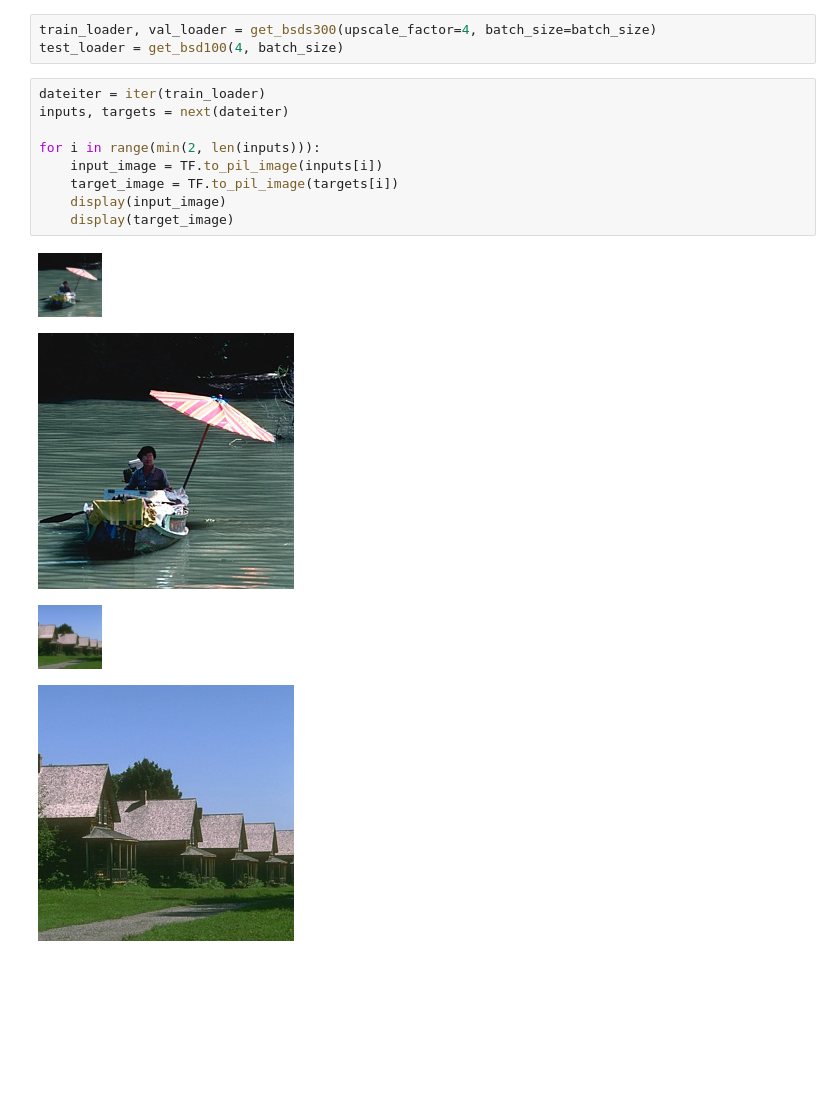
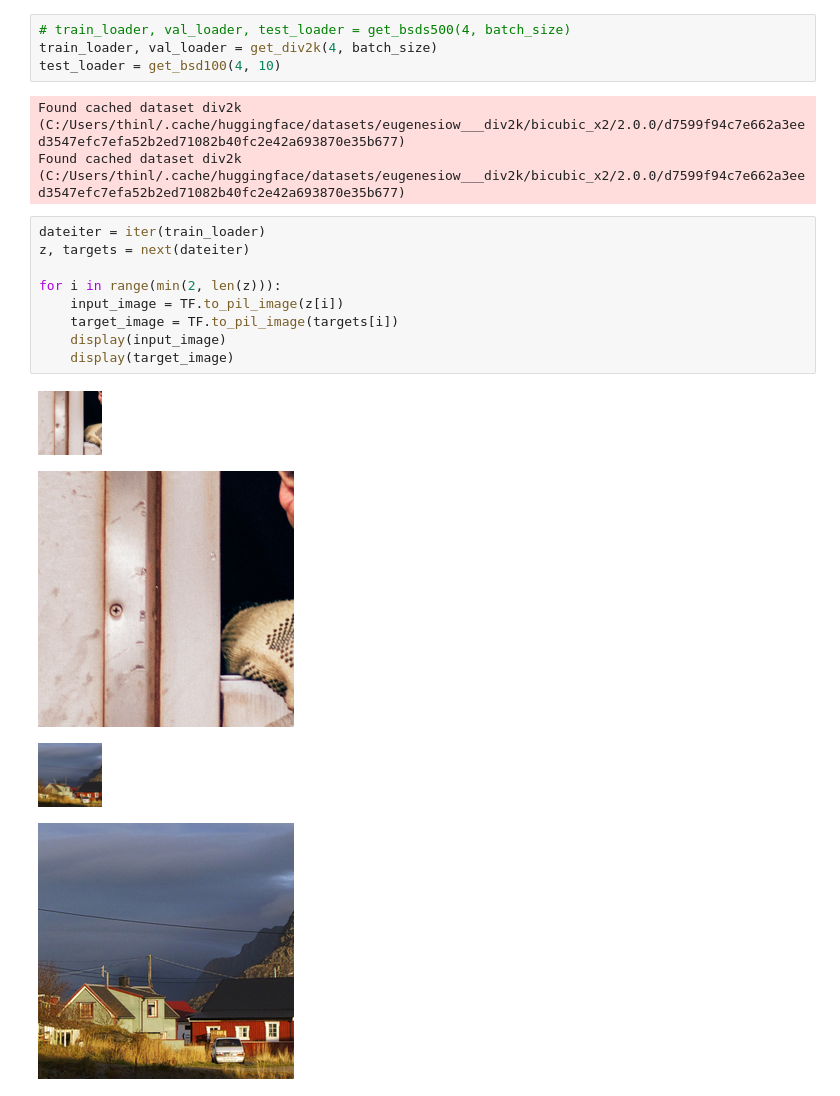
Before and after one commit to pekochan069/AI-Final2, a Jupyter notebook: srgan.ipynb, the cells around one changed output. Saved outputs shown, nothing was run; the diff lists cells and outputs as text; blank space fills up the shorter version.

```diff
--- a/srgan.ipynb
+++ b/srgan.ipynb
@@ -34,22 +36,26 @@ generator_name = "SRGAN_generator"
 discriminator_name = "SRGAN_discriminator"
 device = get_device()
 # %%
-train_loader, val_loader = get_bsds300(upscale_factor=4, batch_size=batch_size)
-test_loader = get_bsd100(4, batch_size)
+# train_loader, val_loader, test_loader = get_bsds500(4, batch_size)
+train_loader, val_loader = get_div2k(4, batch_size)
+test_loader = get_bsd100(4, 10)
+# %% [output]
+Found cached dataset div2k (C:/Users/thinl/.cache/huggingface/datasets/eugenesiow___div2k/bicubic_x2/2.0.0/d7599f94c7e662a3eed3547efc7efa52b2ed71082b40fc2e42a693870e35b677)
+Found cached dataset div2k (C:/Users/thinl/.cache/huggingface/datasets/eugenesiow___div2k/bicubic_x2/2.0.0/d7599f94c7e662a3eed3547efc7efa52b2ed71082b40fc2e42a693870e35b677)
 # %%
 dateiter = iter(train_loader)
-inputs, targets = next(dateiter)
+z, targets = next(dateiter)
 
-for i in range(min(2, len(inputs))):
-    input_image = TF.to_pil_image(inputs[i])
+for i in range(min(2, len(z))):
+    input_image = TF.to_pil_image(z[i])
     target_image = TF.to_pil_image(targets[i])
     display(input_image)
     display(target_image)
 # %% [output]
-[figure, old version]
+[figure, new version]
-[figure, old version]
+[figure, new version]
-[figure, old version]
+[figure, new version]
-[figure, old version]
+[figure, new version]
 # %%
 generator = Generator(5)
 discriminator = Discriminator()
```
Also changed, not shown: parts of 20 cells of this notebook, 15 other files.
